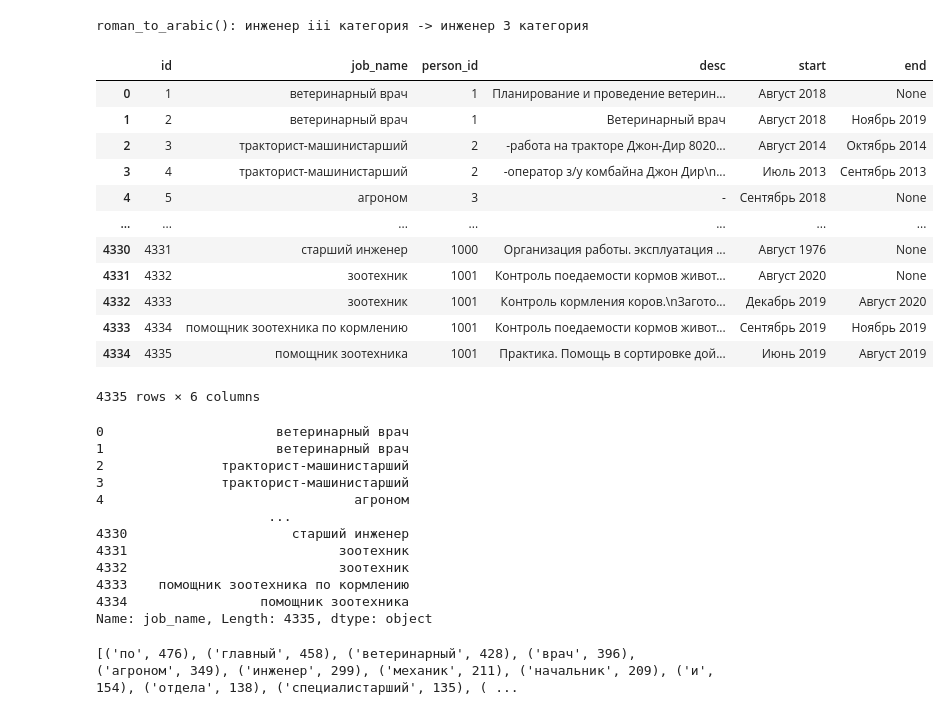
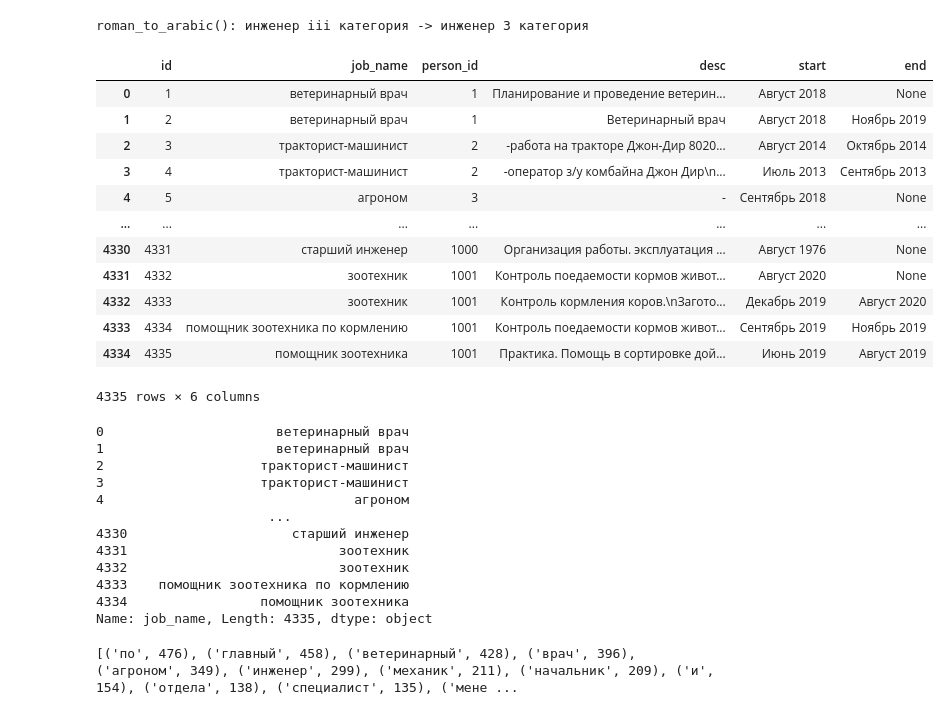
Before and after one commit to DCDsqd/AgroCode, a Jupyter notebook: src/data_normalization.ipynb, the cells around one changed output. Cells and saved outputs as stored; diff of their text form; code cells hidden in the pictures.

```diff
--- a/src/data_normalization.ipynb
+++ b/src/data_normalization.ipynb
@@ -80,9 +80,9 @@ abbreviation_dict = {
 
 # Функция для расшифровки сокращений в названиях должностей
 def expand_abbreviations(job_name, abbr_dict=abbreviation_dict):
-    job_name += " "
+    job_name = " " + job_name + " "
     for abbr, full_form in abbr_dict.items():
-        job_name = job_name.replace(abbr + " ", full_form + " ")
+        job_name = job_name.replace(" " + abbr + " ", " " + full_form + " ")
     return job_name.strip()
 
 jobs_df['job_name'] = jobs_df['job_name'].apply(expand_abbreviations)
@@ -103,35 +103,35 @@ def roman_to_arabic(input_string):
         'XI': 11, 'XII': 12, 'XIII': 13, 'XIV': 14, 'XV': 15,
         'XVI': 16, 'XVII': 17, 'XVIII': 18, 'XIX': 19, 'XX': 20,
         # Добавьте больше отображений, если нужно
     }
 
     # Разбиваем входную строку на слова
     words = input_string.split()
 
     # Заменяем римские цифры на арабские числа
     for i, word in enumerate(words):
         if word.upper() in roman_numerals:
             words[i] = str(roman_numerals[word.upper()])
 
     # Объединяем слова обратно в строку
     res = ' '.join(words)
 
     if res != input_string:
         print("roman_to_arabic(): " + input_string + " -> " + res)
 
     return res
 
 jobs_df['job_name'] = jobs_df['job_name'].apply(roman_to_arabic)
 
 pd.set_option('display.max_rows', 10)
 jobs_df
 # %% [output]
 roman_to_arabic(): инженер iii категория -> инженер 3 категория
 |  | id | job_name | person_id | desc | start | end |
 | 0 | 1 | ветеринарный врач | 1 | Планирование и проведение ветерин... | Август 2018 | None |
 | 1 | 2 | ветеринарный врач | 1 | Ветеринарный врач | Август 2018 | Ноябрь 2019 |
-| 2 | 3 | тракторист-машинистарший | 2 | -работа на тракторе Джон-Дир 8020... | Август 2014 | Октябрь 2014 |
-| 3 | 4 | тракторист-машинистарший | 2 | -оператор з/у комбайна Джон Дир\n... | Июль 2013 | Сентябрь 2013 |
+| 2 | 3 | тракторист-машинист | 2 | -работа на тракторе Джон-Дир 8020... | Август 2014 | Октябрь 2014 |
+| 3 | 4 | тракторист-машинист | 2 | -оператор з/у комбайна Джон Дир\n... | Июль 2013 | Сентябрь 2013 |
 | 4 | 5 | агроном | 3 | - | Сентябрь 2018 | None |
 | ... | ... | ... | ... | ... | ... | ... |
 | 4330 | 4331 | старший инженер | 1000 | Организация работы. эксплуатация ... | Август 1976 | None |
@@ -145,8 +145,8 @@ jobs_df['job_name']
 # %% [output]
 0                      ветеринарный врач
 1                      ветеринарный врач
-2               тракторист-машинистарший
-3               тракторист-машинистарший
+2                    тракторист-машинист
+3                    тракторист-машинист
 4                                агроном
                       ...
 4330                     старший инженер
@@ -169,7 +169,7 @@ most_common_words = word_counts.most_common()
 # Печать результатов
 print(most_common_words)
 # %% [output]
-[('по', 476), ('главный', 458), ('ветеринарный', 428), ('врач', 396), ('агроном', 349), ('инженер', 299), ('механик', 211), ('начальник', 209), ('и', 154), ('отдела', 138), ('специалистарший', 135), ( ...
+[('по', 476), ('главный', 458), ('ветеринарный', 428), ('врач', 396), ('агроном', 349), ('инженер', 299), ('механик', 211), ('начальник', 209), ('и', 154), ('отдела', 138), ('специалист', 135), ('мене ...
 # %%
 pd.set_option('display.max_rows', None)
 jobs_df['job_name'].value_counts()
```
Also changed, not shown: parts of 2 cells of this notebook.
